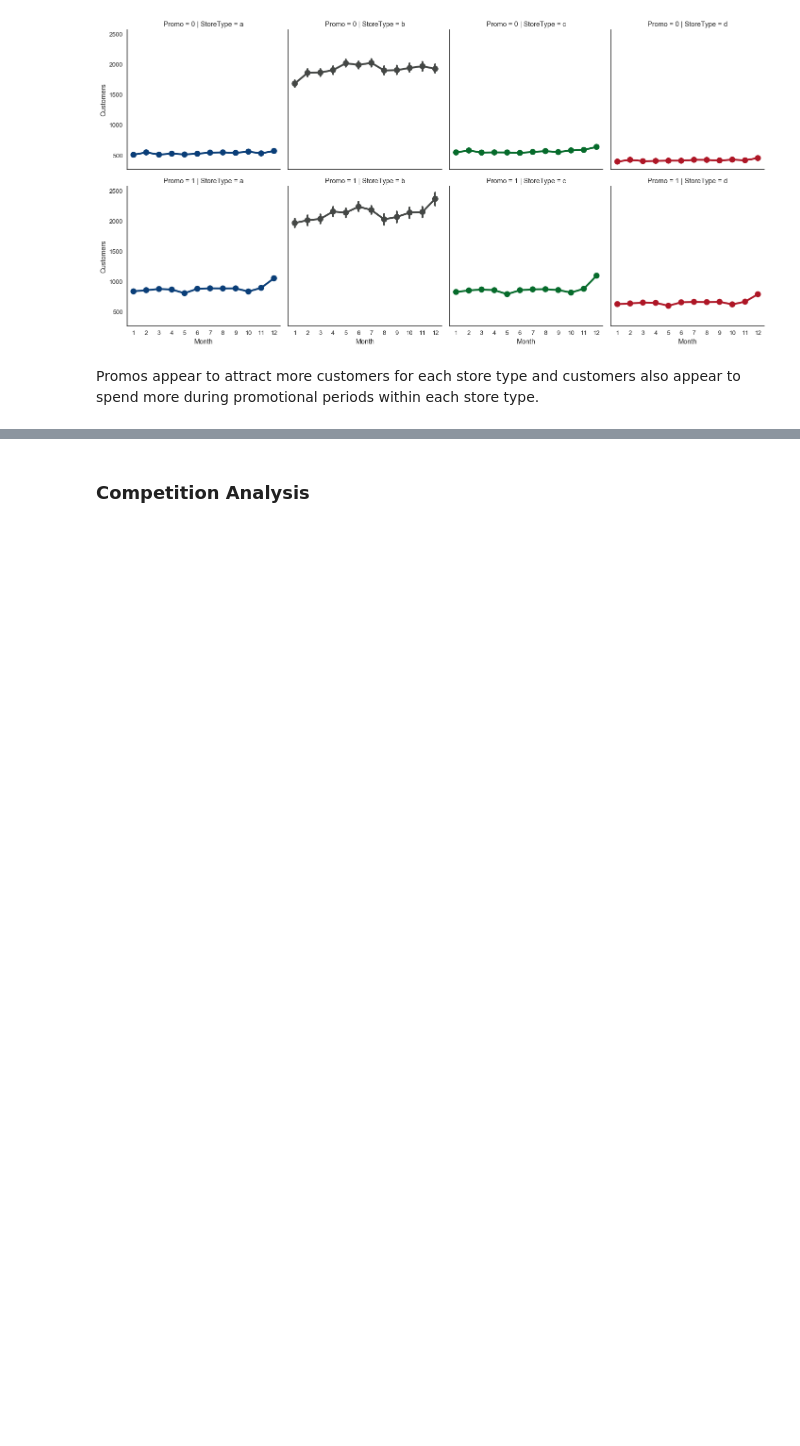
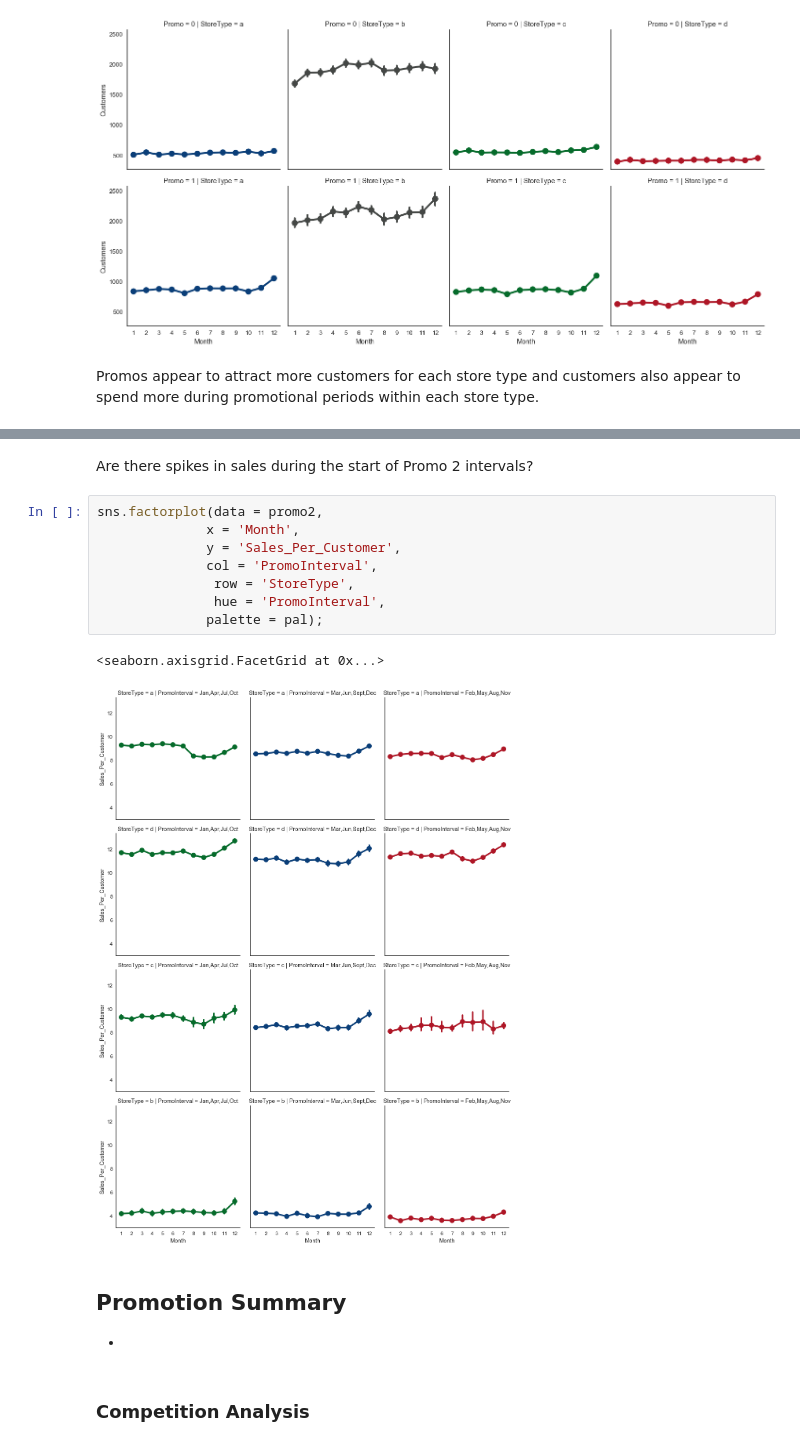
Before and after one commit to nurudeensulaimon/EDA, a Jupyter notebook: Exploratory Data Analysis Aaron.ipynb, the cells around one changed output, grey strips where cells are left out. Drawn from its saved outputs; the diff is of its cells as text; blank space fills up the shorter version.

```diff
--- a/Exploratory Data Analysis Aaron.ipynb
+++ b/Exploratory Data Analysis Aaron.ipynb
@@ -574,3 +661,19 @@ Promos appear to attract more customers for each store type and customers also a
+# %% [markdown]
+Are there spikes in sales during the start of Promo 2 intervals?
+# %%
+sns.factorplot(data = promo2,
+              x = 'Month',
+              y = 'Sales_Per_Customer',
+              col = 'PromoInterval',
+               row = 'StoreType',
+               hue = 'PromoInterval',
+              palette = pal);
+# %% [output]
+<seaborn.axisgrid.FacetGrid at 0x...>
+[figure, added]
+# %% [markdown]
+## Promotion Summary
+*
 # %% [markdown]
 ### Competition Analysis
 # %%
```
Also changed, not shown: parts of 52 cells of this notebook.
